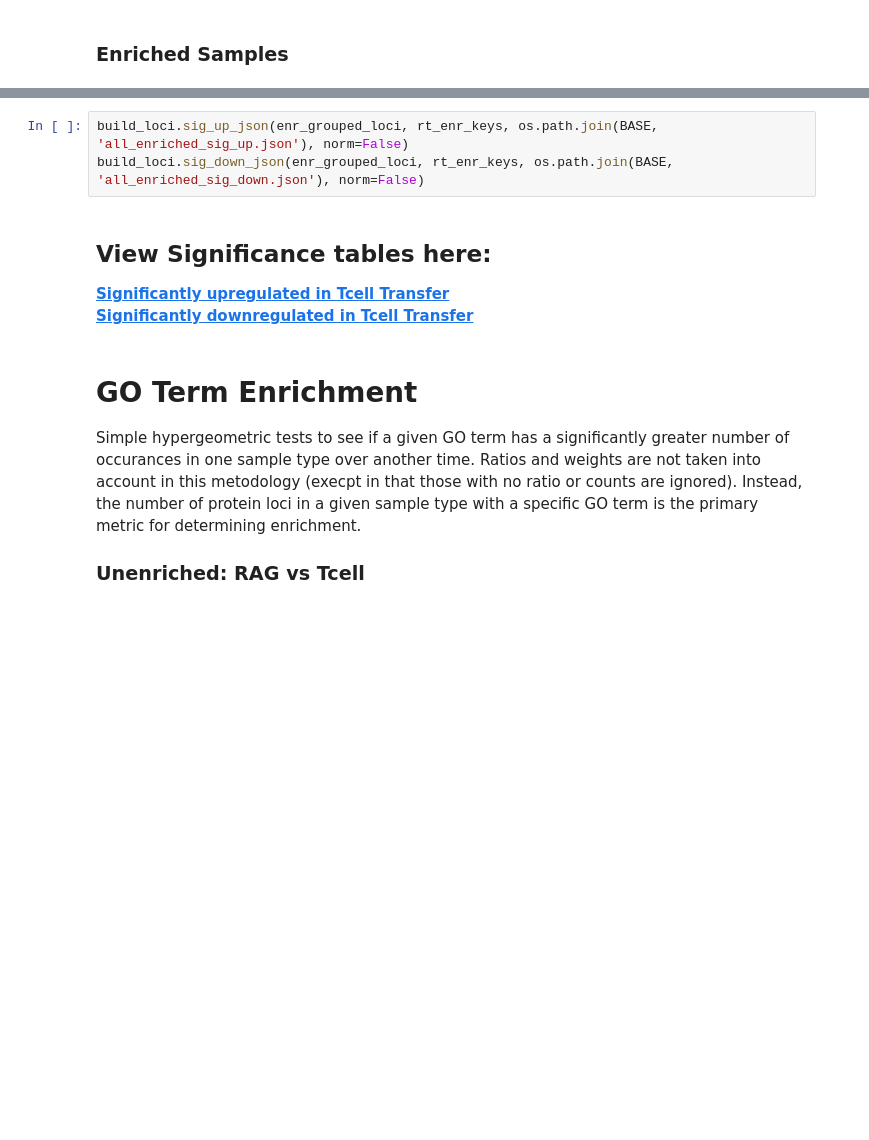
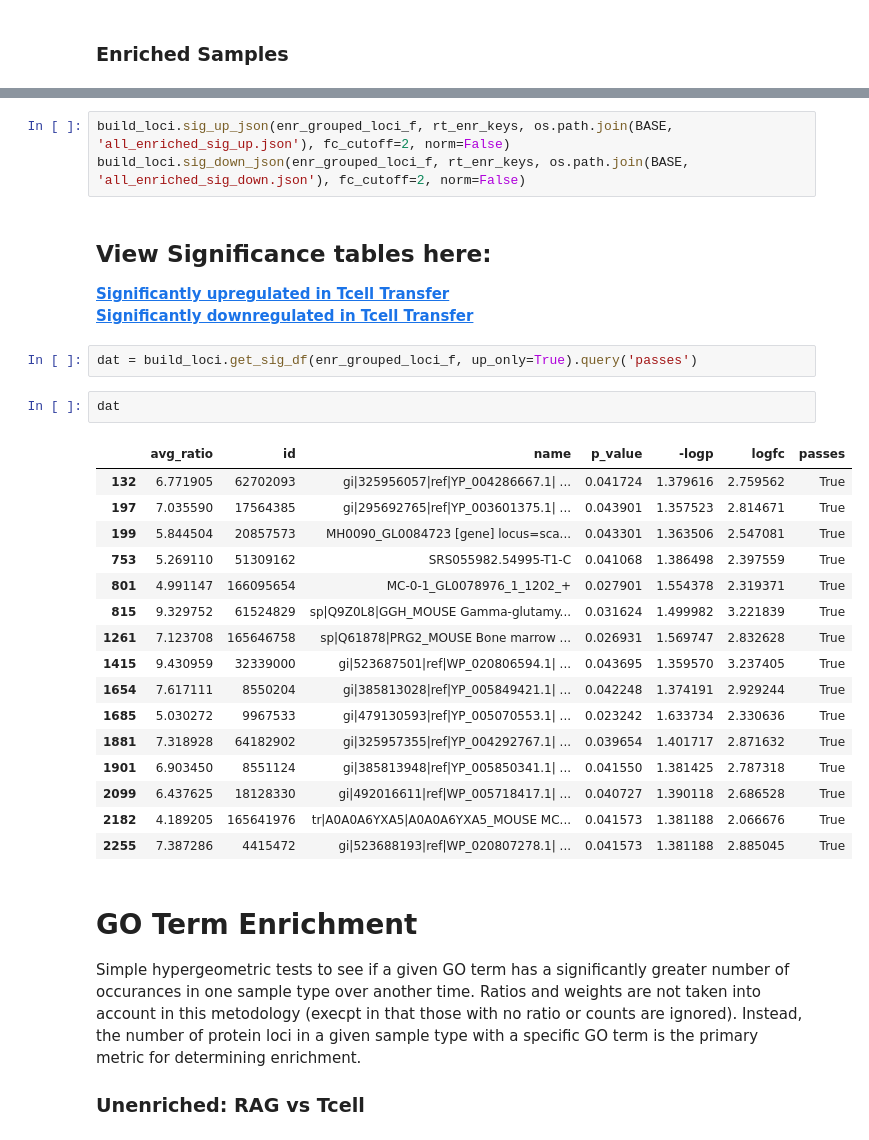
Before and after one commit to mmayers12/n15_mice, a Jupyter notebook: ipynbs/loci-analysis-from-n15-searches.ipynb, the cells around one changed output, grey strips where cells are left out. Cells and saved outputs as stored; diff of their text form; blank space fills up the shorter version.

```diff
--- a/ipynbs/loci-analysis-from-n15-searches.ipynb
+++ b/ipynbs/loci-analysis-from-n15-searches.ipynb
@@ -455,10 +563,31 @@ plot_volcano(enr_grouped_loci_f, title='Volcano plot enriched protein clusters',
 # %%
-build_loci.sig_up_json(enr_grouped_loci, rt_enr_keys, os.path.join(BASE, 'all_enriched_sig_up.json'), norm=False)
-build_loci.sig_down_json(enr_grouped_loci, rt_enr_keys, os.path.join(BASE, 'all_enriched_sig_down.json'), norm=False)
+build_loci.sig_up_json(enr_grouped_loci_f, rt_enr_keys, os.path.join(BASE, 'all_enriched_sig_up.json'), fc_cutoff=2, norm=False)
+build_loci.sig_down_json(enr_grouped_loci_f, rt_enr_keys, os.path.join(BASE, 'all_enriched_sig_down.json'), fc_cutoff=2, norm=False)
 # %% [markdown]
 ## View Significance tables here:
 **[Significantly upregulated in Tcell Transfer](http://wl-cmadmin:8000/ratiotable/all_enriched_sig_up)**
 **[Significantly downregulated in Tcell Transfer](http://wl-cmadmin:8000/ratiotable/all_enriched_sig_down)**
+# %%
+dat = build_loci.get_sig_df(enr_grouped_loci_f, up_only=True).query('passes')
+# %%
+dat
+# %% [output]
+|  | avg_ratio | id | name | p_value | -logp | logfc | passes |
+| 132 | 6.771905 | 62702093 | gi|325956057|ref|YP_004286667.1| ... | 0.041724 | 1.379616 | 2.759562 | True |
+| 197 | 7.035590 | 17564385 | gi|295692765|ref|YP_003601375.1| ... | 0.043901 | 1.357523 | 2.814671 | True |
+| 199 | 5.844504 | 20857573 | MH0090_GL0084723 [gene] locus=sca... | 0.043301 | 1.363506 | 2.547081 | True |
+| 753 | 5.269110 | 51309162 | SRS055982.54995-T1-C | 0.041068 | 1.386498 | 2.397559 | True |
+| 801 | 4.991147 | 166095654 | MC-0-1_GL0078976_1_1202_+ | 0.027901 | 1.554378 | 2.319371 | True |
+| 815 | 9.329752 | 61524829 | sp|Q9Z0L8|GGH_MOUSE Gamma-glutamy... | 0.031624 | 1.499982 | 3.221839 | True |
+| 1261 | 7.123708 | 165646758 | sp|Q61878|PRG2_MOUSE Bone marrow ... | 0.026931 | 1.569747 | 2.832628 | True |
+| 1415 | 9.430959 | 32339000 | gi|523687501|ref|WP_020806594.1| ... | 0.043695 | 1.359570 | 3.237405 | True |
+| 1654 | 7.617111 | 8550204 | gi|385813028|ref|YP_005849421.1| ... | 0.042248 | 1.374191 | 2.929244 | True |
+| 1685 | 5.030272 | 9967533 | gi|479130593|ref|YP_005070553.1| ... | 0.023242 | 1.633734 | 2.330636 | True |
+| 1881 | 7.318928 | 64182902 | gi|325957355|ref|YP_004292767.1| ... | 0.039654 | 1.401717 | 2.871632 | True |
+| 1901 | 6.903450 | 8551124 | gi|385813948|ref|YP_005850341.1| ... | 0.041550 | 1.381425 | 2.787318 | True |
+| 2099 | 6.437625 | 18128330 | gi|492016611|ref|WP_005718417.1| ... | 0.040727 | 1.390118 | 2.686528 | True |
+| 2182 | 4.189205 | 165641976 | tr|A0A0A6YXA5|A0A0A6YXA5_MOUSE MC... | 0.041573 | 1.381188 | 2.066676 | True |
+| 2255 | 7.387286 | 4415472 | gi|523688193|ref|WP_020807278.1| ... | 0.041573 | 1.381188 | 2.885045 | True |
 # %% [markdown]
 # GO Term Enrichment
 
```
Also changed, not shown: parts of 15 cells of this notebook, 2 other files.
